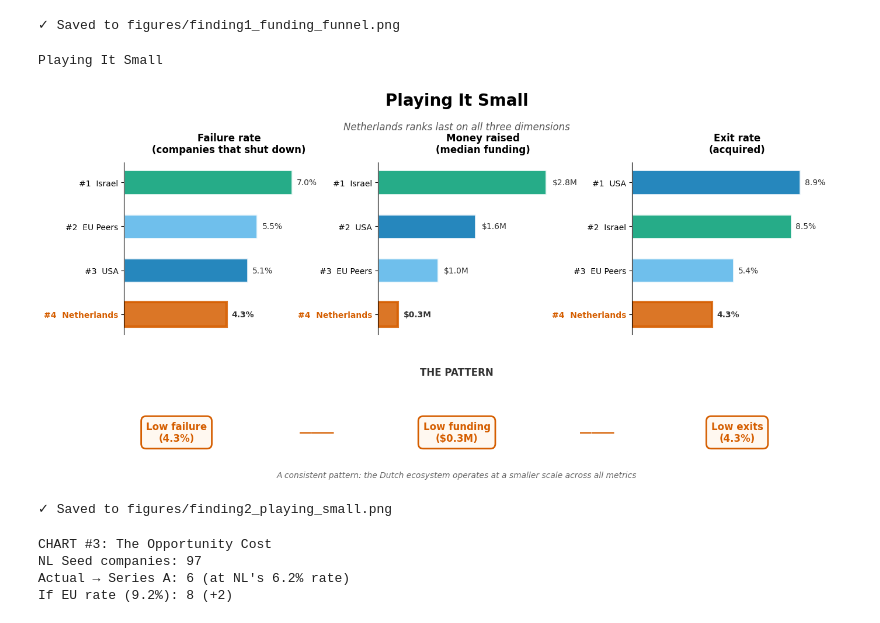
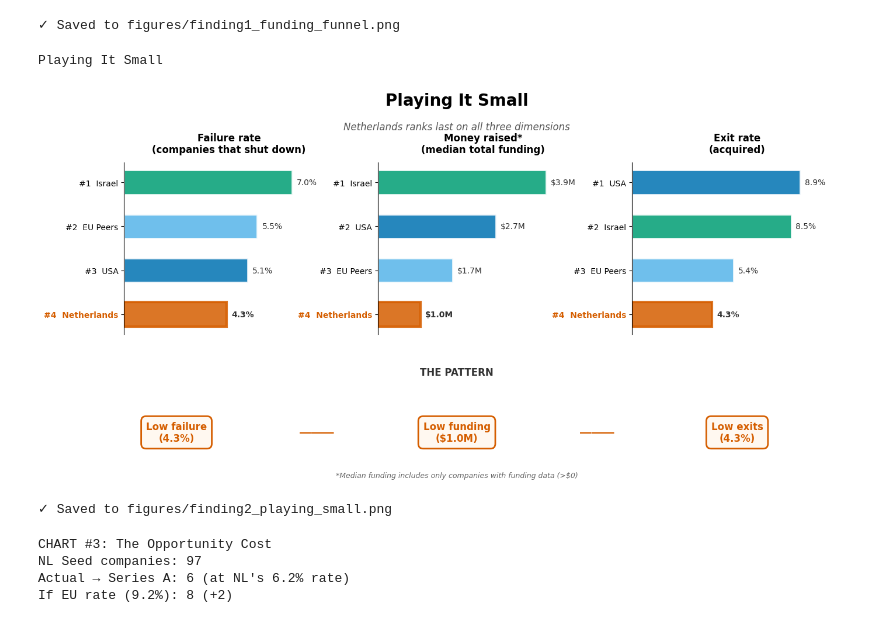
Before and after one commit to coendewith/techleap-case-assignment, a Jupyter notebook: task-1-analysis/analysis.ipynb, the cells around one changed output. Cells and saved outputs as stored; diff of their text form; code cells hidden in the pictures.

```diff
--- a/task-1-analysis/analysis.ipynb
+++ b/task-1-analysis/analysis.ipynb
@@ -536,7 +536,9 @@ def get_metrics(codes):
 
     failure = (subset['status'] == 'closed').sum() / n * 100
     exit_rate = subset['exited'].sum() / n * 100
-    median_funding = subset['funding_total_usd'].median() / 1e6
+    # EXCLUDE $0 funding for median calculation (more apples-to-apples)
+    subset_with_funding = subset[subset['funding_total_usd'] > 0]
+    median_funding = subset_with_funding['funding_total_usd'].median() / 1e6 if len(subset_with_funding) > 0 else 0
     if pd.isna(median_funding): median_funding = 0
 
     return {'failure': failure, 'exit': exit_rate, 'funding': median_funding, 'n': n}
@@ -557,7 +559,7 @@ fig.text(0.5, 0.88, 'Netherlands ranks last on all three dimensions',
 
 metrics_config = [
     ('failure', 'Failure rate', '(companies that shut down)', '%', 10),
-    ('funding', 'Money raised', '(median funding)', '$M', 5),
+    ('funding', 'Money raised*', '(median total funding)', '$M', 5),
     ('exit', 'Exit rate', '(acquired)', '%', 12),
 
 ]
@@ -607,36 +609,36 @@ for col_idx, (metric, title, subtitle, unit, max_val) in enumerate(metrics_confi
     ax.spines['bottom'].set_visible(False)
     ax.tick_params(bottom=False, labelbottom=False)
 
     ax.set_title(f'{title}\n{subtitle}', fontsize=12, fontweight='bold', pad=12)
 
 # Bottom section - THE PATTERN (moved up)
 fig.text(0.5, 0.28, 'THE PATTERN', fontsize=12, fontweight='bold', ha='center', color='#333333')
 
 nl_fail = data['Netherlands']['failure']
 nl_fund = data['Netherlands']['funding']
 nl_exit = data['Netherlands']['exit']
 
 box_props = dict(boxstyle='round,pad=0.5', facecolor='#fff8f0', edgecolor='#D55E00', linewidth=2)
 
 fig.text(0.18, 0.14, f'Low failure\n({nl_fail:.1f}%)', fontsize=12, ha='center', va='center',
          bbox=box_props, color='#D55E00', fontweight='bold')
 fig.text(0.34, 0.14, '―――', fontsize=14, ha='center', va='center', color='#D55E00', fontweight='bold')
 fig.text(0.50, 0.14, f'Low funding\n(${nl_fund:.1f}M)', fontsize=12, ha='center', va='center',
          bbox=box_props, color='#D55E00', fontweight='bold')
 fig.text(0.66, 0.14, '―――', fontsize=14, ha='center', va='center', color='#D55E00', fontweight='bold')
 fig.text(0.82, 0.14, f'Low exits\n({nl_exit:.1f}%)', fontsize=12, ha='center', va='center',
          bbox=box_props, color='#D55E00', fontweight='bold')
 
-fig.text(0.5, 0.03, 'A consistent pattern: the Dutch ecosystem operates at a smaller scale across all metrics',
-         fontsize=10, ha='center', color='#666666', style='italic')
+fig.text(0.5, 0.03, '*Median funding includes only companies with funding data (>$0)',
+         fontsize=9, ha='center', color='#666666', style='italic')
 
 plt.savefig('figures/finding2_playing_small.png', dpi=150, bbox_inches='tight', transparent=True)
 plt.show()
 
 print('✓ Saved to figures/finding2_playing_small.png')
 # %% [output]
 Playing It Small
-[figure, old version]
+[figure, new version]
 ✓ Saved to figures/finding2_playing_small.png
 # %%
 import matplotlib.pyplot as plt
```
Also changed, not shown: 2 other files.
